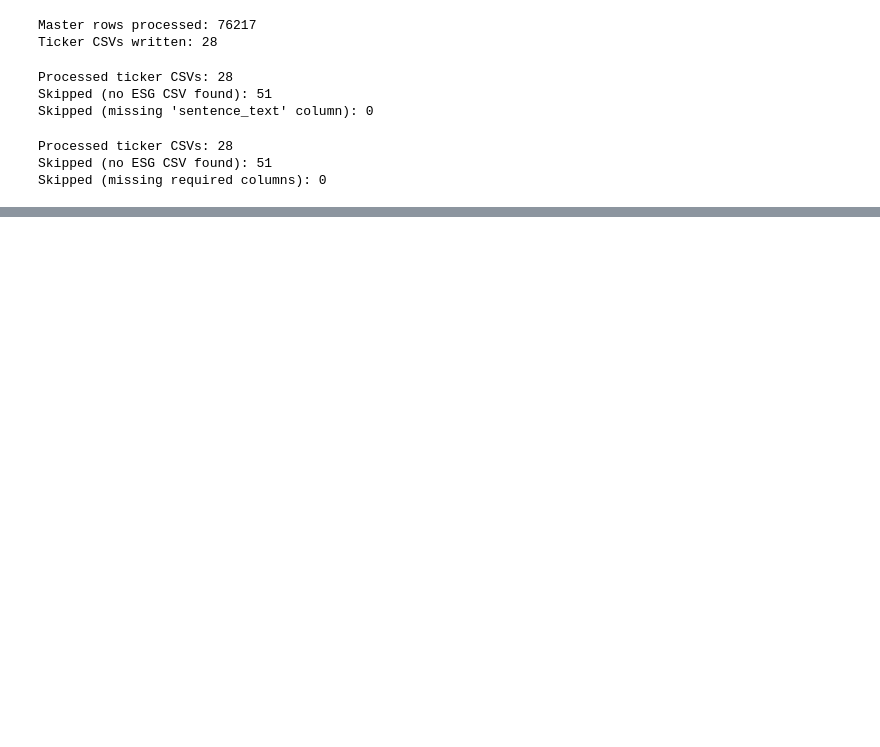
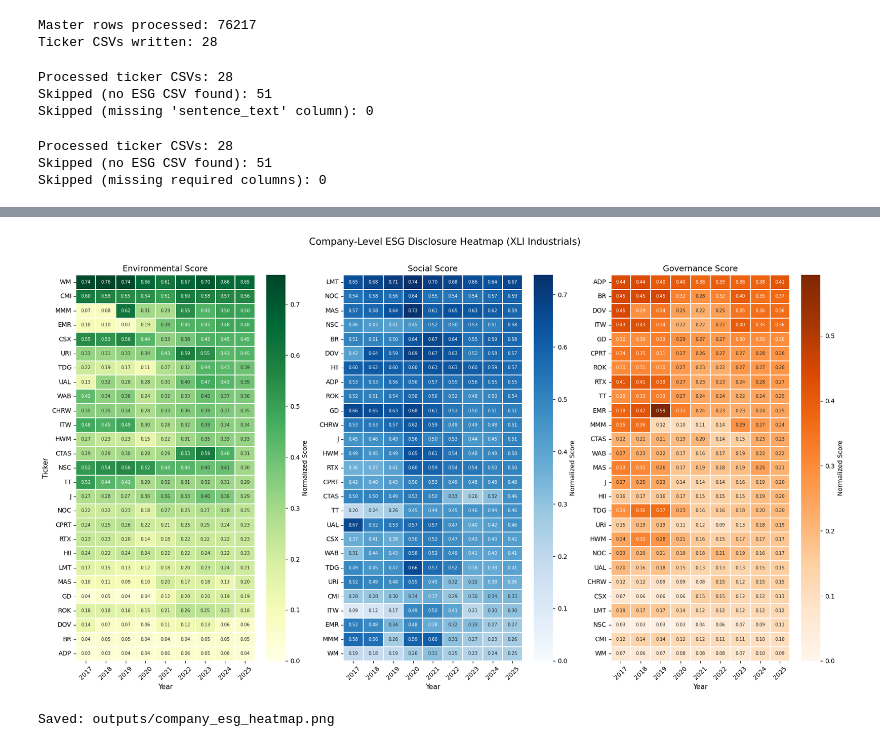
Before and after one commit to sacrom-wongbe/sentiment-ESG, a Jupyter notebook: finbert.ipynb, the cells around one changed output, grey strips where cells are left out. Drawn from its saved outputs; the diff is of its cells as text; code cells hidden in the pictures; blank space fills up the shorter version.

```diff
--- a/finbert.ipynb
+++ b/finbert.ipynb
@@ -1647,0 +1711,50 @@ Saved interaction OLS table: outputs\master_ticker_year_social_environmental_int
+# %%
+# Cell 13: Company-Level ESG Heatmaps (28 companies x years)
+import json
+from pathlib import Path
+
+import pandas as pd
+import matplotlib.pyplot as plt
+import seaborn as sns
+
+esg_json_path = Path("outputs/master_ticker_year_esg_scores_normalized_ex_none.json")
+with open(esg_json_path) as f:
+    data = json.load(f)
+
+rows = []
+for ticker, year_map in data.items():
+    for year, scores in year_map.items():
+        rows.append({
+            "ticker": ticker,
+            "year": int(year),
+            "Environmental": scores.get("Environmental"),
+            "Social": scores.get("Social"),
+            "Governance": scores.get("Governance"),
+        })
+
+df = pd.DataFrame(rows)
+
+fig, axes = plt.subplots(1, 3, figsize=(18, 10))
+cmaps = {"Environmental": "YlGn", "Social": "Blues", "Governance": "Oranges"}
+
+for ax, dim in zip(axes, ["Environmental", "Social", "Governance"]):
+    pivot = df.pivot_table(index="ticker", columns="year", values=dim)
+    pivot = pivot.sort_values(by=pivot.columns[-1], ascending=False)
+    sns.heatmap(
+        pivot, ax=ax, cmap=cmaps[dim], linewidths=0.3, annot=True, fmt=".2f",
+        annot_kws={"size": 7}, cbar_kws={"label": "Normalized Score"},
+        vmin=0,
+    )
+    ax.set_title(f"{dim} Score", fontsize=13)
+    ax.set_xlabel("Year", fontsize=11)
+    ax.set_ylabel("Ticker" if dim == "Environmental" else "", fontsize=11)
+    ax.tick_params(axis="x", rotation=45)
+
+plt.suptitle("Company-Level ESG Disclosure Heatmap (XLI Industrials)", fontsize=15, y=1.01)
+plt.tight_layout()
+plt.savefig("outputs/company_esg_heatmap.png", dpi=150, bbox_inches="tight")
+plt.show()
+print("Saved: outputs/company_esg_heatmap.png")
+# %% [output]
+[figure, added]
+Saved: outputs/company_esg_heatmap.png
```
Also changed, not shown: parts of 15 cells of this notebook, 6 other files.
